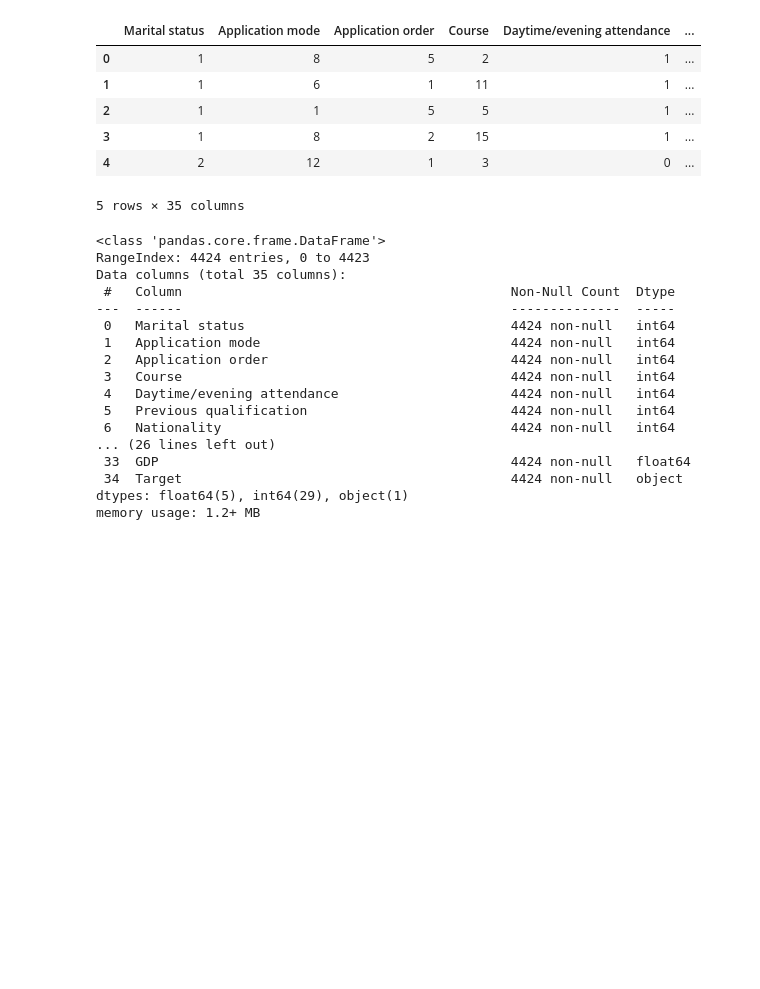
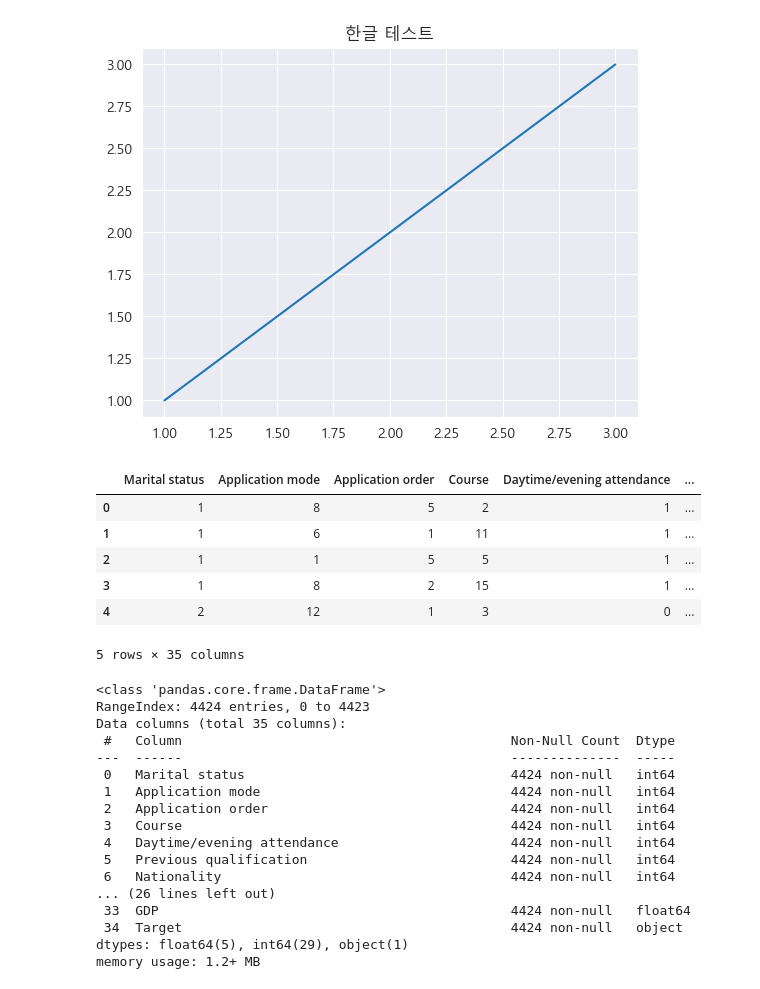
Before and after one commit to skn-ai14-250409/SKN14-2nd-6Team, a Jupyter notebook: ChoSeongryeol/project.ipynb, the cells around one changed output. Drawn from its saved outputs; the diff is of its cells as text; code cells hidden in the pictures; blank space fills up the shorter version.

```diff
--- a/ChoSeongryeol/project.ipynb
+++ b/ChoSeongryeol/project.ipynb
@@ -9,6 +9,28 @@ import matplotlib.font_manager as fm
 ## 맥북용 한글
 # mpl.rcParams['font.family'] = 'AppleGothic'
 # mpl.rcParams['axes.unicode_minus'] = False   # 마이너스(-) 부호 깨짐 방지
+# %%
+import matplotlib.pyplot as plt
+import matplotlib.font_manager as fm
+import os
+
+# 사용할 한글 폰트 경로 (나눔고딕 또는 맑은고딕)
+font_path = 'C:\\Windows\\Fonts\\malgun.ttf'  #
+
+# 폰트 파일이 있는지 확인 후 적용
+if os.path.exists(font_path):
+    fontprop = fm.FontProperties(fname=font_path)
+    plt.rcParams['font.family'] = fontprop.get_name()
+    plt.rcParams['axes.unicode_minus'] = False  # 마이너스 깨짐 방지
+else:
+    print("폰트 파일이 존재하지 않습니다. 경로를 확인하세요.")
+
+# 테스트
+plt.plot([1, 2, 3], [1, 2, 3])
+plt.title("한글 테스트")
+plt.show()
+# %% [output]
+[figure, added]
 # %%
 df = pd.read_csv('data/dataset.csv')
 df.head()
```
Also changed, not shown: parts of 11 cells of this notebook, 11 other files.
